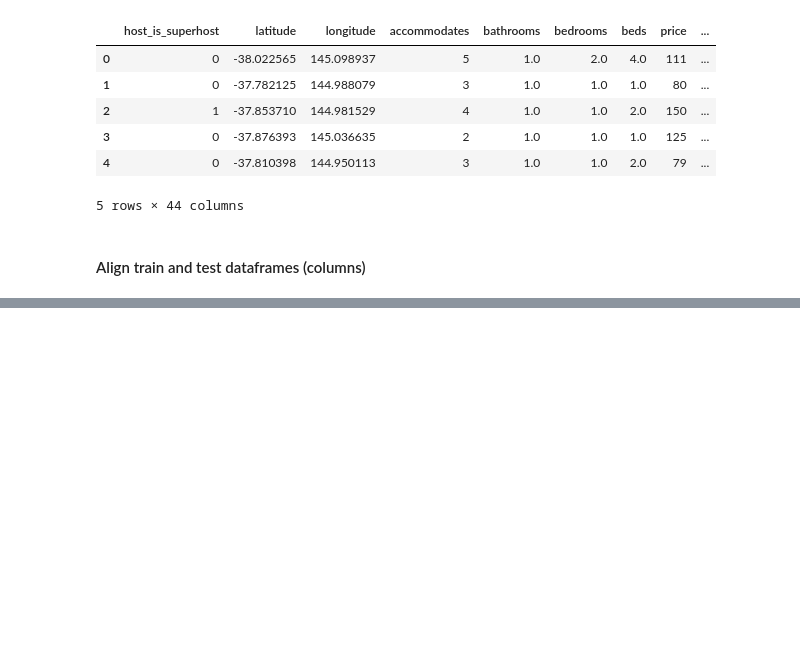
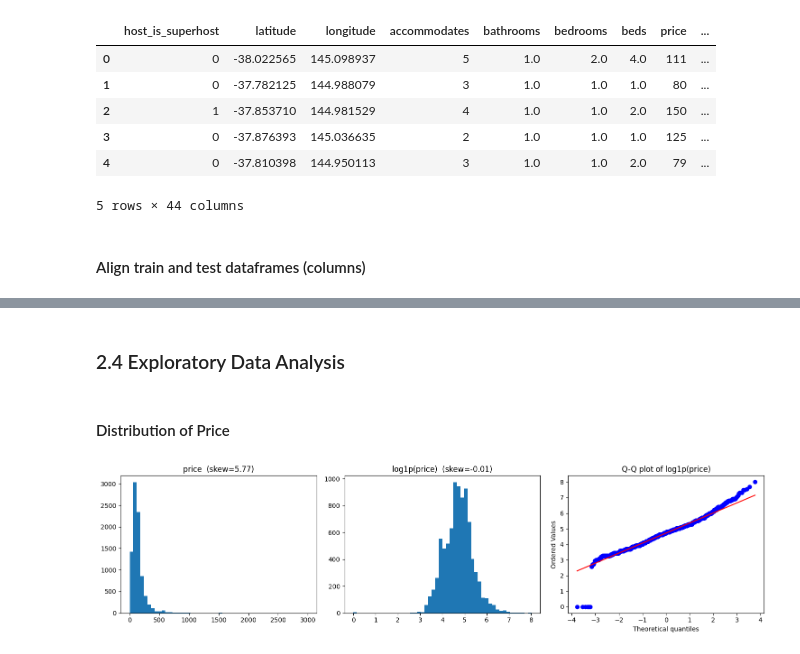
Before and after one commit to wadamiru/manual-ml, a Jupyter notebook: projects/regression/notebooks/airbnb_price_pred.ipynb, the cells around one changed output, grey strips where cells are left out. Drawn from its saved outputs; the diff is of its cells as text; code cells hidden in the pictures; blank space fills up the shorter version.

```diff
--- a/projects/regression/notebooks/airbnb_price_pred.ipynb
+++ b/projects/regression/notebooks/airbnb_price_pred.ipynb
@@ -154 +164,24 @@ df_te.head()
 5 rows × 44 columns
+# %% [markdown]
+### 2.4 Exploratory Data Analysis
+# %% [markdown]
+#### Distribution of Price
+# %%
+fig, axes = plt.subplots(1, 3, figsize=(15, 4))
+
+# raw price
+axes[0].hist(df_tr['price'], bins=50)
+axes[0].set_title(f'price  (skew={df_tr["price"].skew():.2f})')
+
+# log price
+price_log = np.log1p(df_tr['price']) # log1p: safer handling zeros
+axes[1].hist(price_log, bins=50)
+axes[1].set_title(f'log1p(price)  (skew={price_log.skew():.2f})')
+
+# q-q plot
+stats.probplot(price_log, dist="norm", plot=axes[2])
+axes[2].set_title('Q-Q plot of log1p(price)')
+
+plt.tight_layout()
+# %% [output]
+[figure, added]
```
Also changed, not shown: parts of 23 cells of this notebook.
